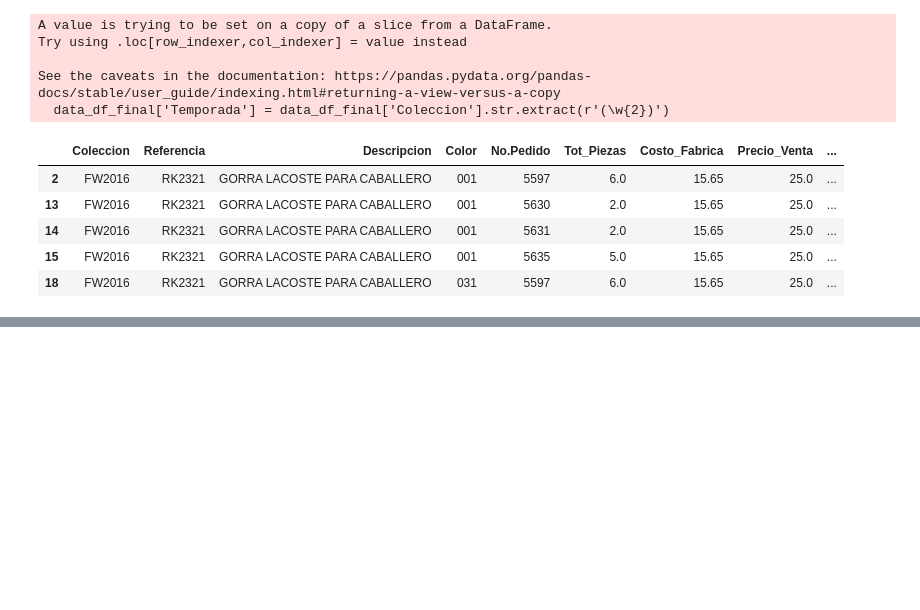
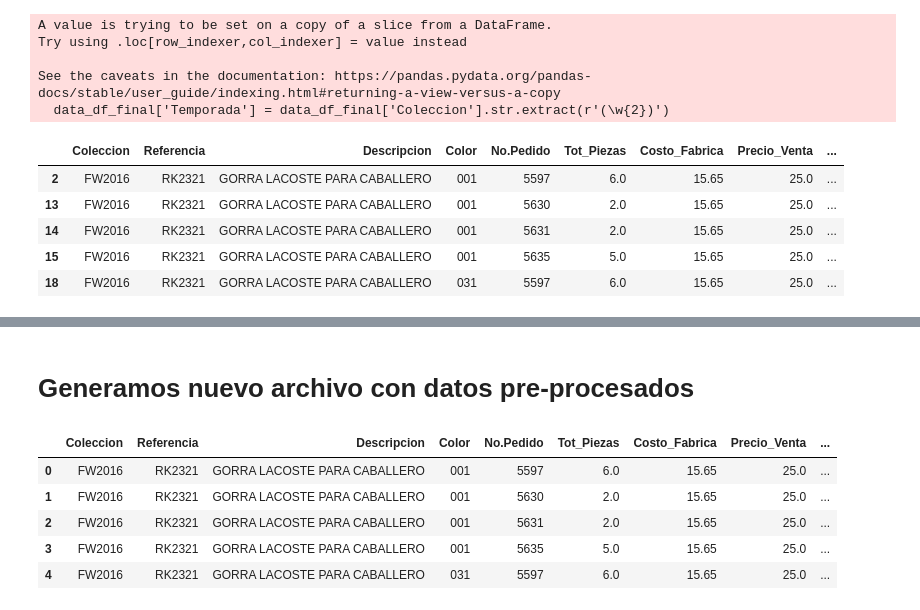
Before and after one commit to ThaylaLuzardo/Forecast_Compras, a Jupyter notebook: notebooks/Data analisis.ipynb, the cells around one changed output, grey strips where cells are left out. Drawn from its saved outputs; the diff is of its cells as text; code cells hidden in the pictures; blank space fills up the shorter version.

```diff
--- a/notebooks/Data analisis.ipynb
+++ b/notebooks/Data analisis.ipynb
@@ -740,0 +719,13 @@ data_proces_status['Coleccion'].value_counts()
+# %%
+# función para transformar los valores de Colección
+def transformar_coleccion(valor):
+    if valor.startswith('FW'):
+        return 'November' + valor[2:]
+    elif valor.startswith('SS'):
+        return 'May' + valor[2:]
+    else:
+        return valor
+
+data_df_final['Nueva_Coleccion'] = data_df_final['Coleccion'].apply(transformar_coleccion)
+
+data_df_final.head()
@@ -740,0 +744,5 @@ data_proces_status['Coleccion'].value_counts()
+# %%
+# Convertir la columna 'Nueva_Coleccion' a tipo datetime
+data_df_final['Nueva_Coleccion'] = pd.to_datetime(data_df_final['Nueva_Coleccion'])
+
+data_df_final.dtypes
@@ -740,0 +783,13 @@ data_proces_status['Coleccion'].value_counts()
+# %% [markdown]
+# Generamos nuevo archivo con datos pre-procesados
+# %%
+# Reseteamos índice para guardar archivo en csv con datos pre-procesados
+data_df_final_reset = data_df_final.reset_index(drop=True)
+data_df_final_reset.head()
+# %% [output]
+|  | Coleccion | Referencia | Descripcion | Color | No.Pedido | Tot_Piezas | Costo_Fabrica | Precio_Venta | ... |
+| 0 | FW2016 | RK2321 | GORRA LACOSTE PARA CABALLERO | 001 | 5597 | 6.0 | 15.65 | 25.0 | ... |
+| 1 | FW2016 | RK2321 | GORRA LACOSTE PARA CABALLERO | 001 | 5630 | 2.0 | 15.65 | 25.0 | ... |
+| 2 | FW2016 | RK2321 | GORRA LACOSTE PARA CABALLERO | 001 | 5631 | 2.0 | 15.65 | 25.0 | ... |
+| 3 | FW2016 | RK2321 | GORRA LACOSTE PARA CABALLERO | 001 | 5635 | 5.0 | 15.65 | 25.0 | ... |
+| 4 | FW2016 | RK2321 | GORRA LACOSTE PARA CABALLERO | 031 | 5597 | 6.0 | 15.65 | 25.0 | ... |
```
Also changed, not shown: parts of 6 cells of this notebook.
